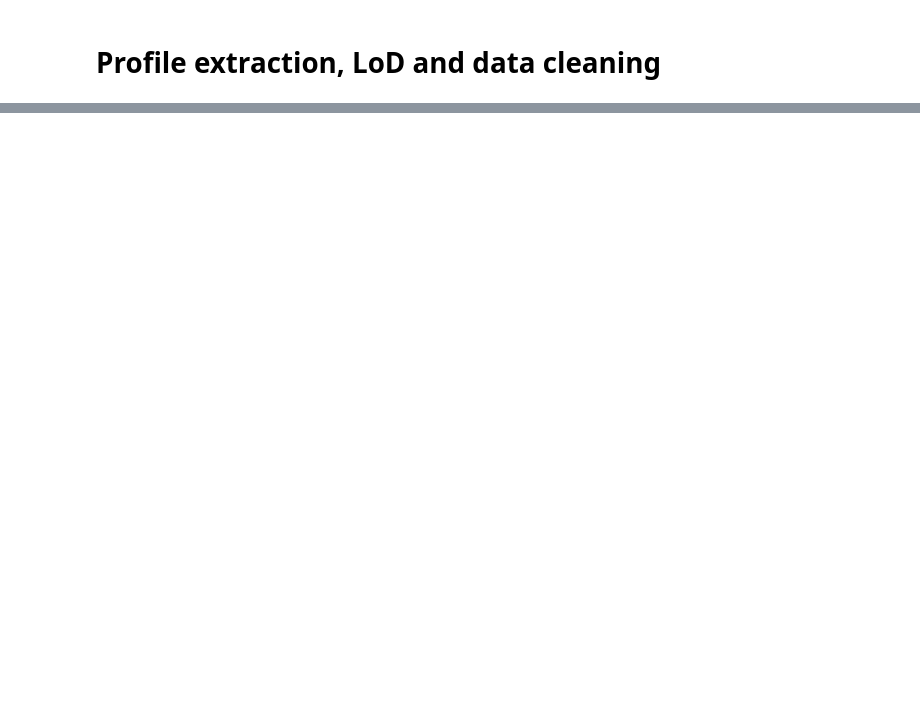
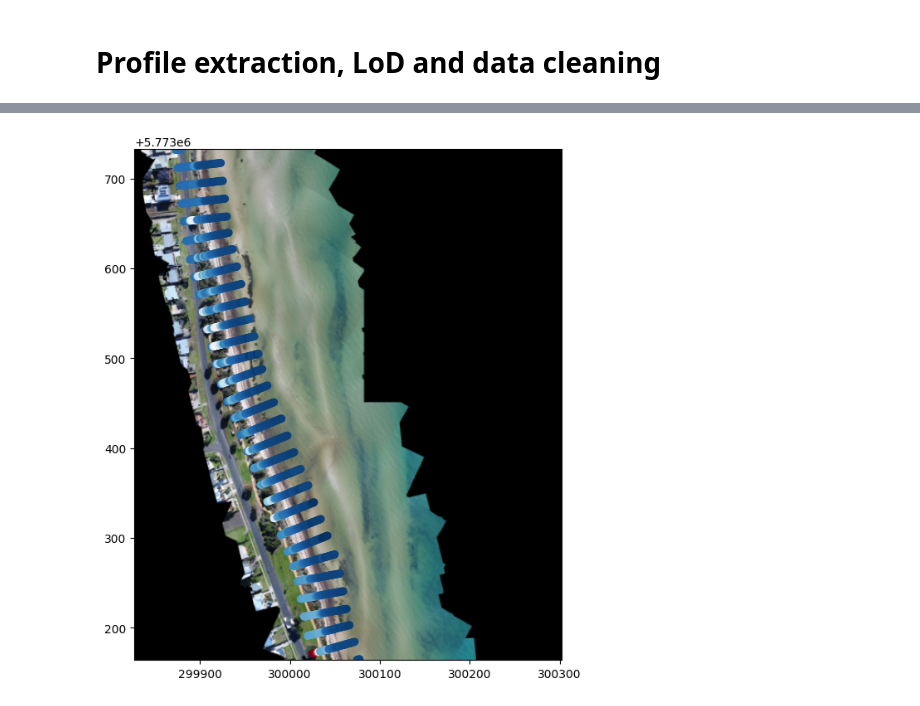
Before and after one commit to AuScalableDroneCloud/pipeline-coastal, a Jupyter notebook: profile_extraction.ipynb, the cells around one changed output, grey strips where cells are left out. Saved outputs shown, nothing was run; the diff lists cells and outputs as text; code cells hidden in the pictures; blank space fills up the shorter version.

```diff
--- a/profile_extraction.ipynb
+++ b/profile_extraction.ipynb
@@ -16,15 +36,15 @@ pd.options.mode.chained_assignment = None  # default='warn'
 # %%
 # set the path to the test data folder
-test_data_folder = r"C:\my_packages\sandpyper\examples\test_data"
+test_data_folder = r"test_data"
 # %%
 # the paths to the DSM, orthophotos and transect directories
-dirNameDSM=Path(test_data_folder + r"\dsm_1m")
-dirNameOrtho=Path(test_data_folder + r"\orthos_1m")
-dirNameTrans=Path(test_data_folder + r"\transects")
+dirNameDSM=Path(test_data_folder + r"/dsm_1m")
+dirNameOrtho=Path(test_data_folder + r"/orthos_1m")
+dirNameTrans=Path(test_data_folder + r"/transects")
 
 # path to the LoD transects
 
-lod_mode=Path(test_data_folder + r"\lod_transects")
+lod_mode=Path(test_data_folder + r"/lod_transects")
 
 
 # the location codes used for the monitored locations
@@ -61,13 +117,17 @@ P.extract_profiles(mode='all',tr_ids='tr_id',sampling_step=1,add_xy=True,lod_mod
 # %%
+%matplotlib inline
+
 f,ax= plt.subplots(figsize=(10,8), squeeze=True)
-ortho_path=Path(test_data_folder + r"\orthos_1m\leo_20180606_ortho_resampled_1m.tif")
+ortho_path=Path(test_data_folder + r"/orthos_1m/leo_20180606_ortho_resampled_1m.tif")
 
 with ras.open(ortho_path,'r') as ortho:
 
     show(ortho, ax=ax)
 
 
 P.profiles.query("location=='leo' and raw_date==20180606").plot(ax=ax,column='z', cmap='RdBu_r');
+# %% [output]
+[figure, added]
 # %%
 # Run interatively KMeans + SA using the feature_set provided
 #feel free to add
```
Also changed, not shown: parts of 10 cells of this notebook, 4 other files.
